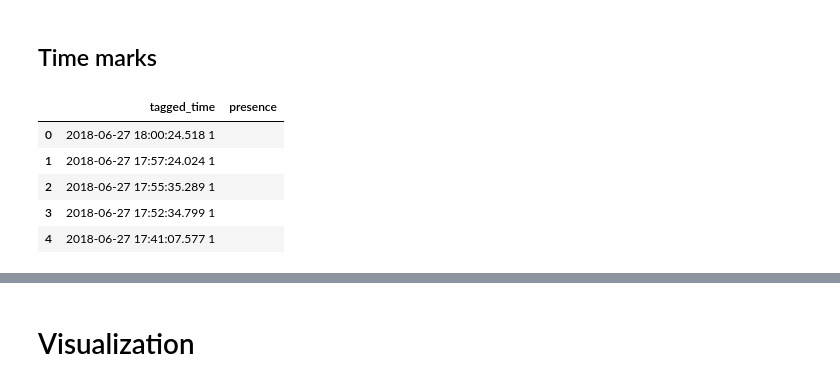
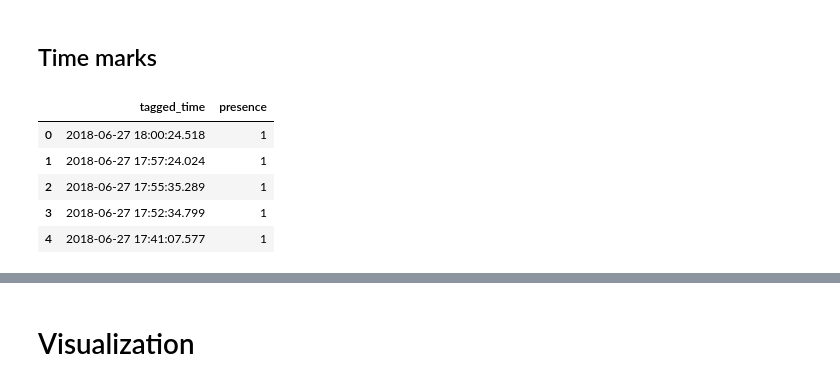
Before and after one commit to haohanwang23/coldshowershower_socialpresence, a Jupyter notebook: new/analysis/analysis2.ipynb, the cells around one changed output, grey strips where cells are left out. Saved outputs shown, nothing was run; the diff lists cells and outputs as text; code cells hidden in the pictures.

```diff
--- a/new/analysis/analysis2.ipynb
+++ b/new/analysis/analysis2.ipynb
@@ -118,16 +119,16 @@ fl_exp2.head()
 ## Time marks
 # %%
 tags_2 = pd.read_csv('../data/marks/6.27.csv' , header= None)
-# tags_2 = tags_2.drop(tags_2.columns[1],axis=1)
+tags_2 = tags_2.drop(tags_2.columns[2],axis=1)
 tags_2.columns  =  ['tagged_time','presence']
 tags_2.head()
 # %% [output]
 |  | tagged_time | presence |
-| 0 | 2018-06-27 18:00:24.518 1 |  |
-| 1 | 2018-06-27 17:57:24.024 1 |  |
-| 2 | 2018-06-27 17:55:35.289 1 |  |
-| 3 | 2018-06-27 17:52:34.799 1 |  |
-| 4 | 2018-06-27 17:41:07.577 1 |  |
+| 0 | 2018-06-27 18:00:24.518 | 1 |
+| 1 | 2018-06-27 17:57:24.024 | 1 |
+| 2 | 2018-06-27 17:55:35.289 | 1 |
+| 3 | 2018-06-27 17:52:34.799 | 1 |
+| 4 | 2018-06-27 17:41:07.577 | 1 |
 # %%
 tags_2.tagged_time[0]
 # %% [output]
```
Also changed, not shown: parts of 12 cells of this notebook, 9 other files.
